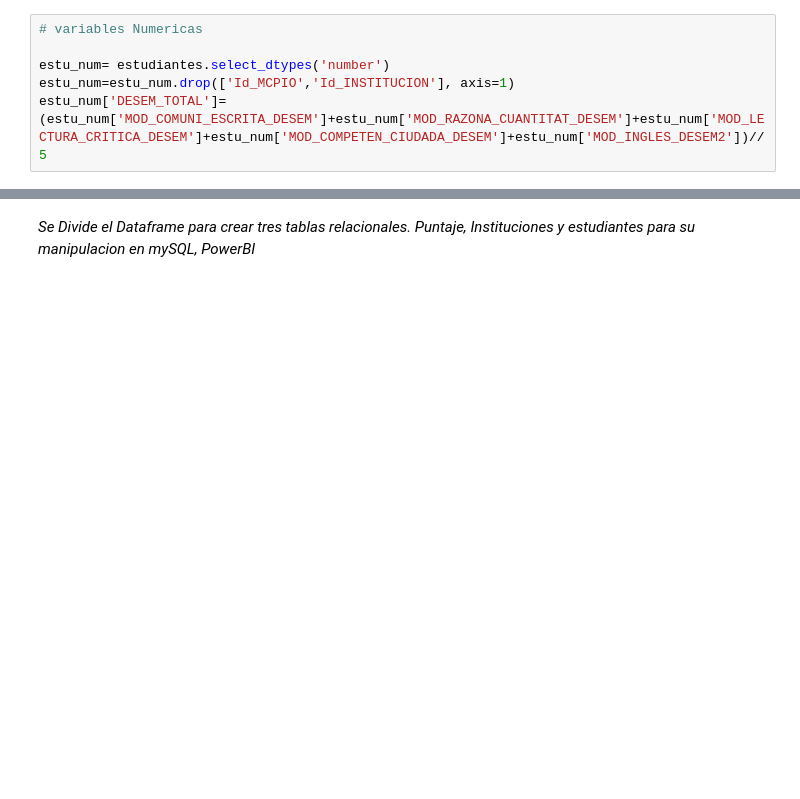
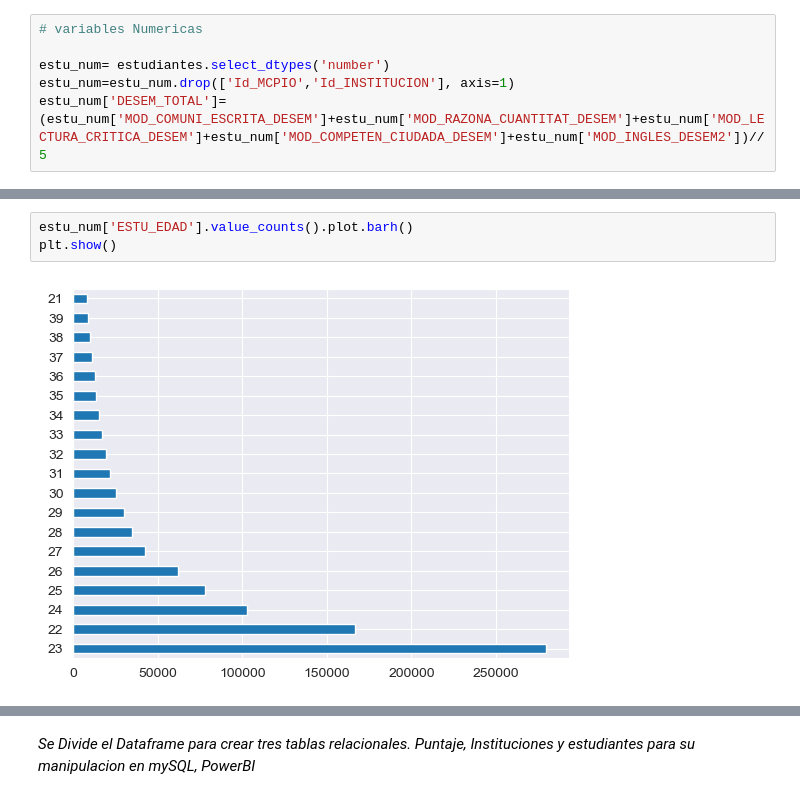
Before and after one commit to jospinoponce/PruebasSaberPro_Colombia, a Jupyter notebook: report_EDA.ipynb, the cells around one changed output, grey strips where cells are left out. Saved outputs shown, nothing was run; the diff lists cells and outputs as text; blank space fills up the shorter version.

```diff
--- a/report_EDA.ipynb
+++ b/report_EDA.ipynb
@@ -382,0 +461,5 @@ plt.show()
+# %%
+estu_num['ESTU_EDAD'].value_counts().plot.barh()
+plt.show()
+# %% [output]
+[figure, added]
```
Also changed, not shown: parts of 12 cells of this notebook, 3 other files.
